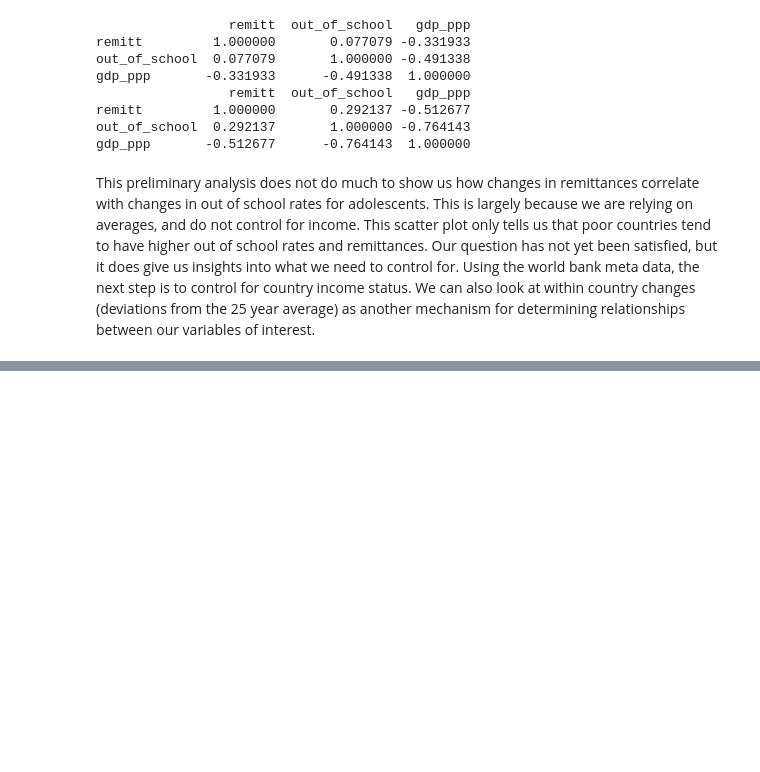
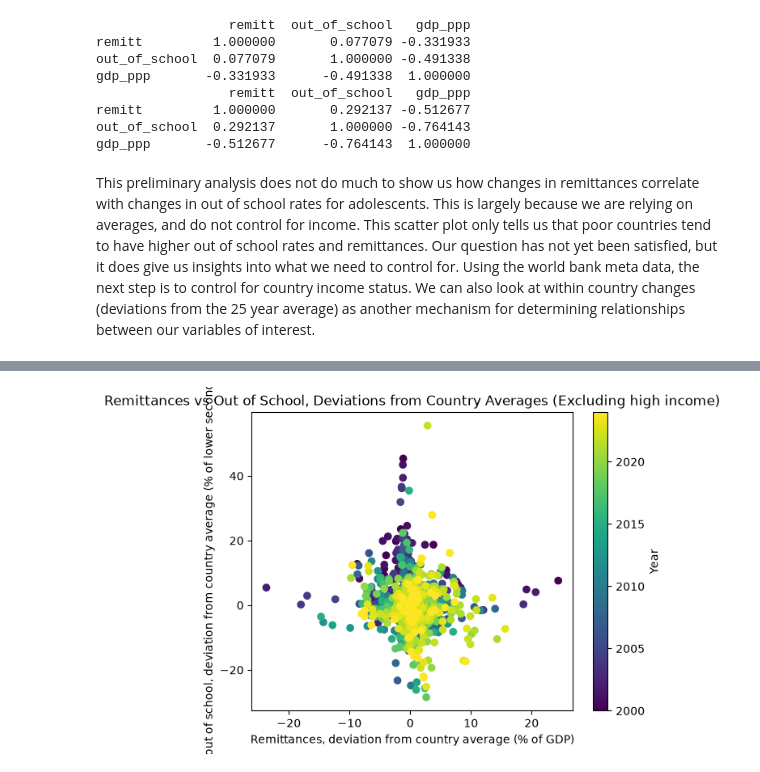
Before and after one commit to JonathanRenois/ECO3410-Project, a Jupyter notebook: Remittance Project - Copy/remittanceproject.ipynb, the cells around one changed output, grey strips where cells are left out. Saved outputs shown, nothing was run; the diff lists cells and outputs as text; code cells hidden in the pictures; blank space fills up the shorter version.

```diff
--- a/Remittance Project - Copy/remittanceproject.ipynb
+++ b/Remittance Project - Copy/remittanceproject.ipynb
@@ -291,0 +332,3 @@ This preliminary analysis does not do much to show us how changes in remittances
+# %%
+# drop last three columns, will not be useful for our analysis
+meta_df = meta.drop(columns=['SpecialNotes', 'TableName', 'Unnamed: 5'])
@@ -291,0 +339,3 @@ This preliminary analysis does not do much to show us how changes in remittances
+# %%
+countries = pd.merge(countries, meta_df[['Country Code', 'Region', 'IncomeGroup']], on = "Country Code", how = 'left')
+countries.shape
@@ -291,0 +360,7 @@ This preliminary analysis does not do much to show us how changes in remittances
+# %%
+countries_nohigh = countries[~countries['IncomeGroup'].isin(['High income'])].copy()
+# %%
+within2 = countries_nohigh.dropna(subset = ['remitt', 'out_of_school']).copy()
+within2['remitt_within'] = within2['remitt'] - within2.groupby("Country Name")['remitt'].transform('mean')
+within2['oos_within'] = within2['out_of_school'] - within2.groupby("Country Name")['out_of_school'].transform('mean')
+within2
@@ -291,0 +381,9 @@ This preliminary analysis does not do much to show us how changes in remittances
+# %%
+plt.scatter(within2['remitt_within'], within2['oos_within'], c= within2['year'])
+plt.colorbar(label = 'Year')
+plt.xlabel('Remittances, deviation from country average (% of GDP)')
+plt.ylabel('Adolescents out of school, deviation from country average (% of lower secondary school age)')
+plt.title('Remittances vs Out of School, Deviations from Country Averages (Excluding high income)')
+plt.show()
+# %% [output]
+[figure, added]
```
Also changed, not shown: parts of 9 cells of this notebook.
